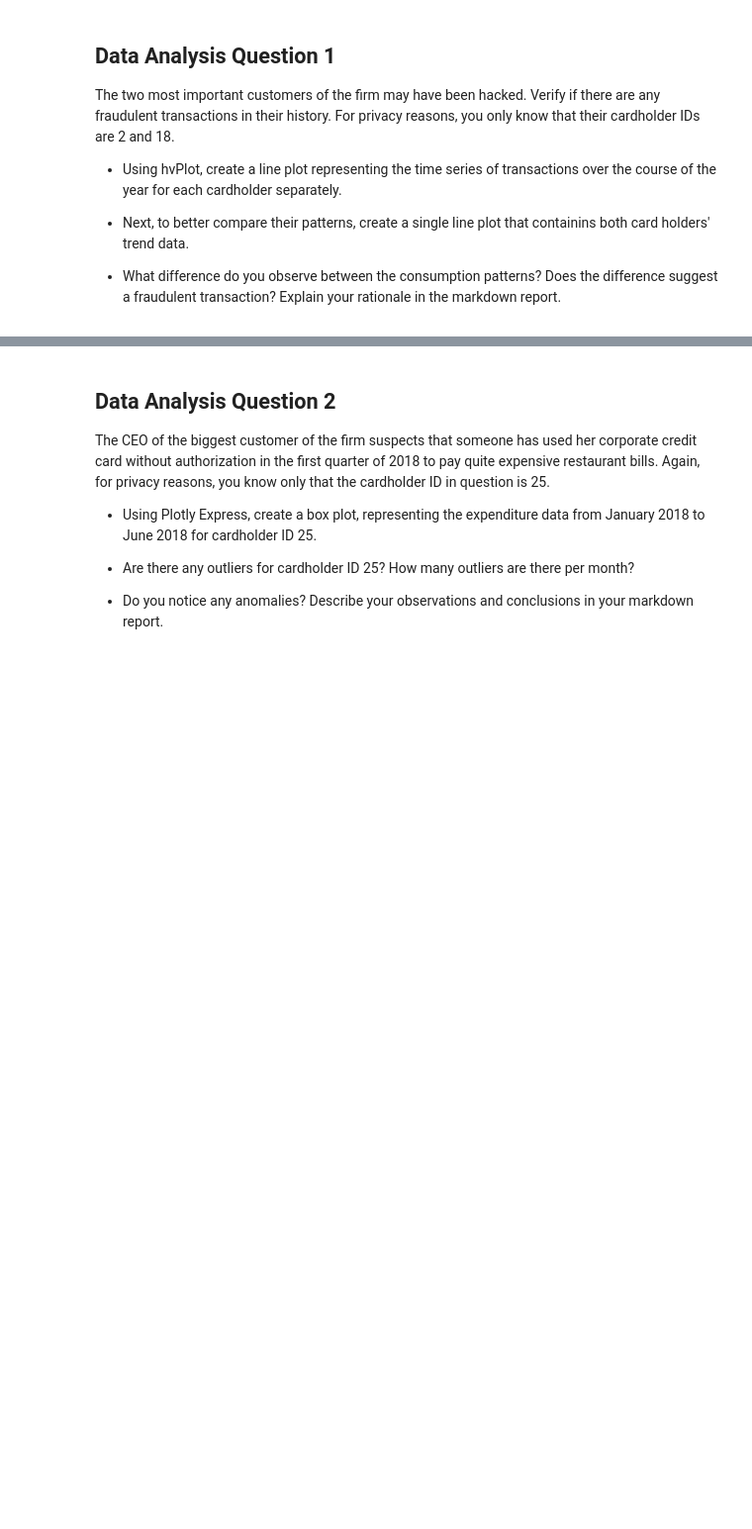
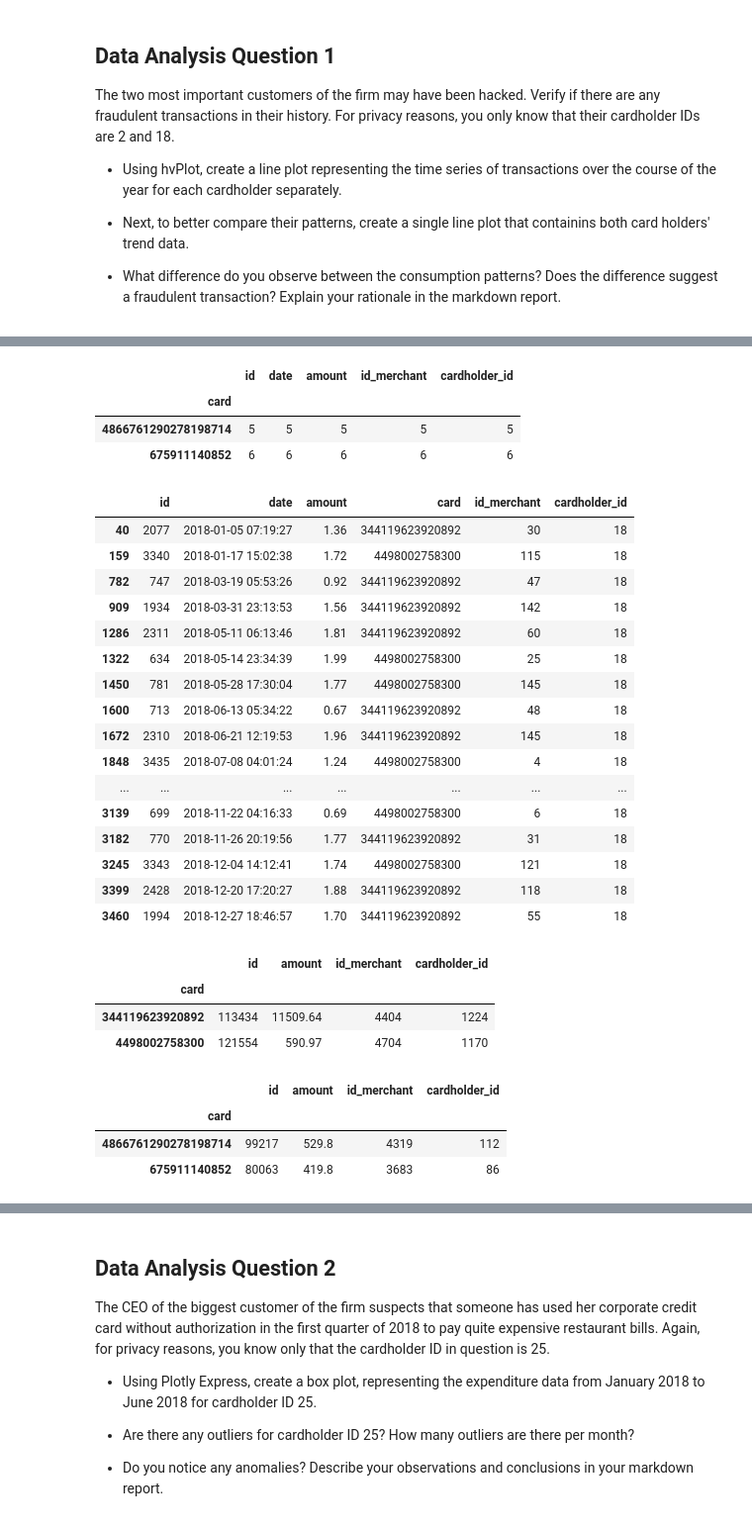
Before and after one commit to arwa486/UW-FinTech-Introduction, a Jupyter notebook: homework/homework_7/Starter_Files/visual_data_analysis.ipynb, the cells around one changed output, grey strips where cells are left out. Shown at 99% size. Drawn from its saved outputs; the diff is of its cells as text; code cells hidden in the pictures; blank space fills up the shorter version.

```diff
--- a/homework/homework_7/Starter_Files/visual_data_analysis.ipynb
+++ b/homework/homework_7/Starter_Files/visual_data_analysis.ipynb
@@ -42,0 +43,26 @@ cardholders = pd.read_sql(query, engine)
+# %%
+# loading data for card holder 2 and 18 from the database
+# Write the query
+# Query for Postgres database is to SELECT all columns FROM transaction (where the relevant data is stored) by JOIN with the credit_card database where cardholder_id is located.
+query = """
+        SELECT *
+        FROM transaction
+        FULL OUTER JOIN credit_card ON transaction.card = credit_card.card;
+        """
+# Create a DataFrame from the query result. HINT: Use pd.read_sql(query, engine)
+cardholders = pd.read_sql(query, engine)
+cardholders.head()
+
+#Create Cardholder 2 dataframe
+cardholders_id2 = cardholders.loc[cardholders['cardholder_id'] == 2]
+
+#Drop duplicated card column from the SQL join (should have merged)
+cardholders_id2 = cardholders_id2.loc[:,~cardholders_id2.columns.duplicated()]
+cardholders_id2.head()
+
+#Create Cardholder 18 dataframe
+cardholders_id18 = cardholders.loc[cardholders['cardholder_id'] == 18]
+#Drop duplicated card column from the SQL join
+cardholders_id18 = cardholders_id18.loc[:,~cardholders_id18.columns.duplicated()]
+
+cardholders_id18.head()
@@ -56,2 +89,51 @@ cardholders.hvplot()
 # %% [output]
 [interactive output not drawn]
+# %%
+#Grouping data by average spent at each merchant for Cardholder #2
+cardholders_id2.groupby(by = 'id_merchant').mean().head()
+#Count the number of transactions less than or equal to $2.00.
+cardholders_id2[cardholders_id2['amount'] <= 2.00].groupby(by = 'card').count()
+# %% [output]
+|  | id | date | amount | id_merchant | cardholder_id |
+| card |  |  |  |  |  |
+| 4866761290278198714 | 5 | 5 | 5 | 5 | 5 |
+| 675911140852 | 6 | 6 | 6 | 6 | 6 |
+# %%
+#Grouping data by average spent at each merchant for Cardholder #18
+cardholders_id18.groupby(by = 'id_merchant').mean().head(20)
+#Count the number of transactions less than or equal to $2.00.
+cardholders_id18[cardholders_id18['amount'] <= 2.00].groupby(by = 'card').count()
+# %% [output]
+|  | id | date | amount | card | id_merchant | cardholder_id |
+| 40 | 2077 | 2018-01-05 07:19:27 | 1.36 | 344119623920892 | 30 | 18 |
+| 159 | 3340 | 2018-01-17 15:02:38 | 1.72 | 4498002758300 | 115 | 18 |
+| 782 | 747 | 2018-03-19 05:53:26 | 0.92 | 344119623920892 | 47 | 18 |
+| 909 | 1934 | 2018-03-31 23:13:53 | 1.56 | 344119623920892 | 142 | 18 |
+| 1286 | 2311 | 2018-05-11 06:13:46 | 1.81 | 344119623920892 | 60 | 18 |
+| 1322 | 634 | 2018-05-14 23:34:39 | 1.99 | 4498002758300 | 25 | 18 |
+| 1450 | 781 | 2018-05-28 17:30:04 | 1.77 | 4498002758300 | 145 | 18 |
+| 1600 | 713 | 2018-06-13 05:34:22 | 0.67 | 344119623920892 | 48 | 18 |
+| 1672 | 2310 | 2018-06-21 12:19:53 | 1.96 | 344119623920892 | 145 | 18 |
+| 1848 | 3435 | 2018-07-08 04:01:24 | 1.24 | 4498002758300 | 4 | 18 |
+| ... | ... | ... | ... | ... | ... | ... |
+| 3139 | 699 | 2018-11-22 04:16:33 | 0.69 | 4498002758300 | 6 | 18 |
+| 3182 | 770 | 2018-11-26 20:19:56 | 1.77 | 344119623920892 | 31 | 18 |
+| 3245 | 3343 | 2018-12-04 14:12:41 | 1.74 | 4498002758300 | 121 | 18 |
+| 3399 | 2428 | 2018-12-20 17:20:27 | 1.88 | 344119623920892 | 118 | 18 |
+| 3460 | 1994 | 2018-12-27 18:46:57 | 1.70 | 344119623920892 | 55 | 18 |
+# %%
+#Group by card number and sum transactions
+cardholders_id18.groupby(by = ['card']).sum().head()
+# %% [output]
+|  | id | amount | id_merchant | cardholder_id |
+| card |  |  |  |  |
+| 344119623920892 | 113434 | 11509.64 | 4404 | 1224 |
+| 4498002758300 | 121554 | 590.97 | 4704 | 1170 |
+# %%
+#Group by card number and sum transactions
+cardholders_id2.groupby(by = 'card').sum().head()
+# %% [output]
+|  | id | amount | id_merchant | cardholder_id |
+| card |  |  |  |  |
+| 4866761290278198714 | 99217 | 529.8 | 4319 | 112 |
+| 675911140852 | 80063 | 419.8 | 3683 | 86 |
```
Also changed, not shown: parts of 16 cells of this notebook, 1 other file.
